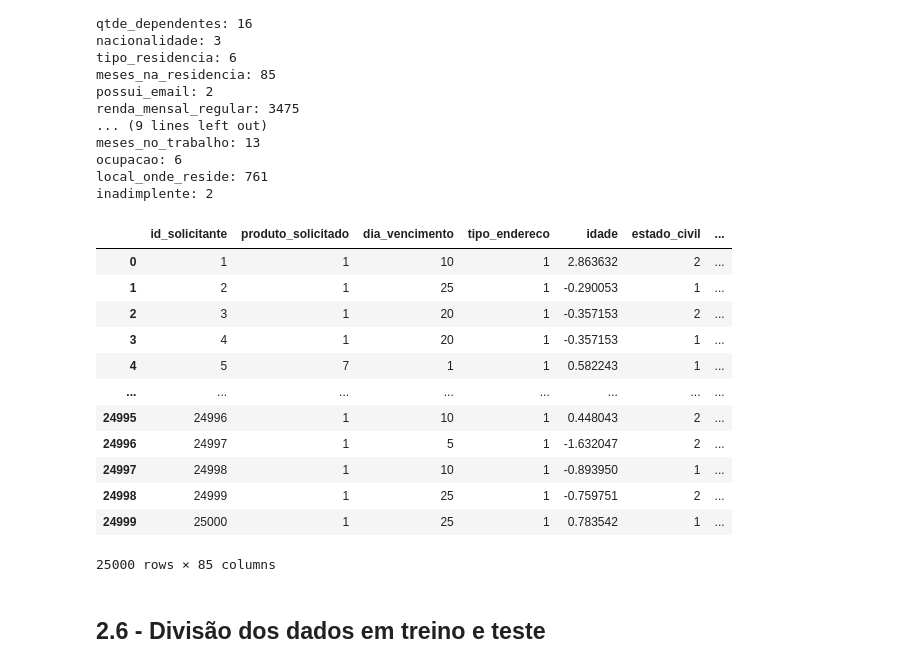
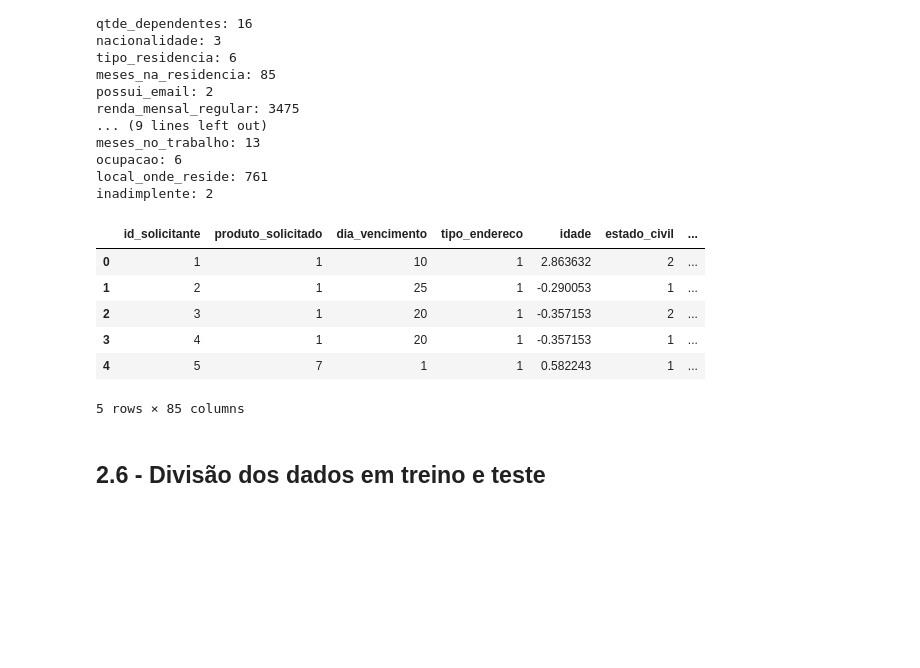
Before and after one commit to Ribeiro-Victor/eel891-machine-learning-intro, a Jupyter notebook: Task 01/relatorio.ipynb, the cells around one changed output. Drawn from its saved outputs; the diff is of its cells as text; code cells hidden in the pictures; blank space fills up the shorter version.

```diff
--- a/Task 01/relatorio.ipynb
+++ b/Task 01/relatorio.ipynb
@@ -406,7 +422,8 @@ Data columns (total 32 columns):
 dtypes: float64(8), int64(17), object(7)
 memory usage: 6.1+ MB
 # %%
-categorical_columns = ['forma_envio_solicitacao', 'sexo', 'estado_onde_nasceu', 'estado_onde_reside', 'possui_telefone_residencial', 'vinculo_formal_com_empresa', 'possui_telefone_trabalho']
+categorical_columns = ['forma_envio_solicitacao', 'sexo', 'estado_onde_nasceu', 'estado_onde_reside',
+                       'possui_telefone_residencial', 'vinculo_formal_com_empresa', 'possui_telefone_trabalho']
 
 onehot_encoder = OneHotEncoder(drop='first', sparse_output=False)
 encoded_categorical = onehot_encoder.fit_transform(data[categorical_columns])
@@ -464,21 +477,15 @@ numerical_columns = ['qtde_dependentes', 'idade', 'meses_na_residencia', 'renda_
 scaler = StandardScaler()
 data[numerical_columns] = scaler.fit_transform(data[numerical_columns])
 # %%
-display(data)
+display(data.head())
 # %% [output]
 |  | id_solicitante | produto_solicitado | dia_vencimento | tipo_endereco | idade | estado_civil | ... |
 | 0 | 1 | 1 | 10 | 1 | 2.863632 | 2 | ... |
 | 1 | 2 | 1 | 25 | 1 | -0.290053 | 1 | ... |
 | 2 | 3 | 1 | 20 | 1 | -0.357153 | 2 | ... |
 | 3 | 4 | 1 | 20 | 1 | -0.357153 | 1 | ... |
 | 4 | 5 | 7 | 1 | 1 | 0.582243 | 1 | ... |
-| ... | ... | ... | ... | ... | ... | ... | ... |
-| 24995 | 24996 | 1 | 10 | 1 | 0.448043 | 2 | ... |
-| 24996 | 24997 | 1 | 5 | 1 | -1.632047 | 2 | ... |
-| 24997 | 24998 | 1 | 10 | 1 | -0.893950 | 1 | ... |
-| 24998 | 24999 | 1 | 25 | 1 | -0.759751 | 2 | ... |
-| 24999 | 25000 | 1 | 25 | 1 | 0.783542 | 1 | ... |
-25000 rows × 85 columns
+5 rows × 85 columns
 # %% [markdown]
 ## 2.6 - Divisão dos dados em treino e teste
 # %%
```
Also changed, not shown: parts of 20 cells of this notebook.
